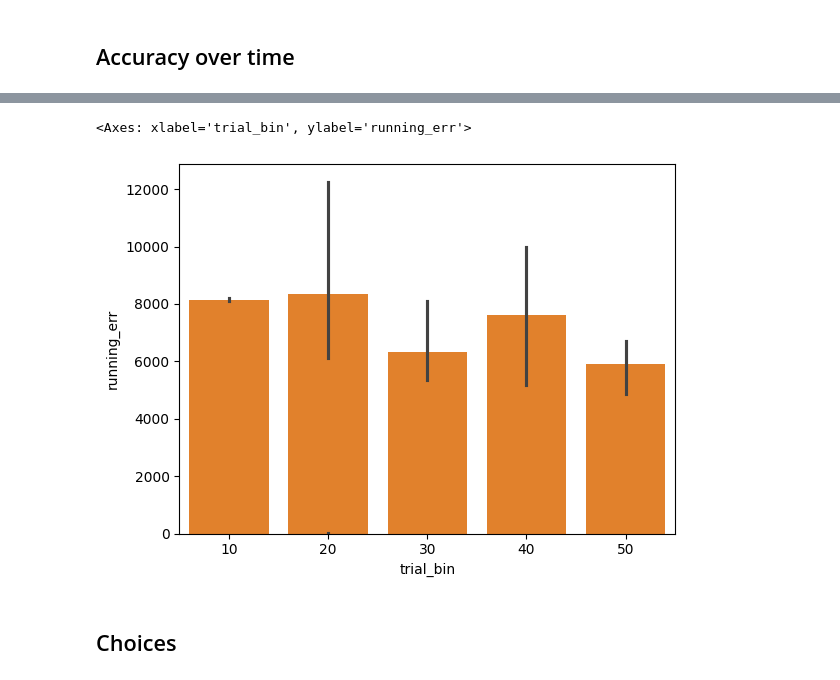
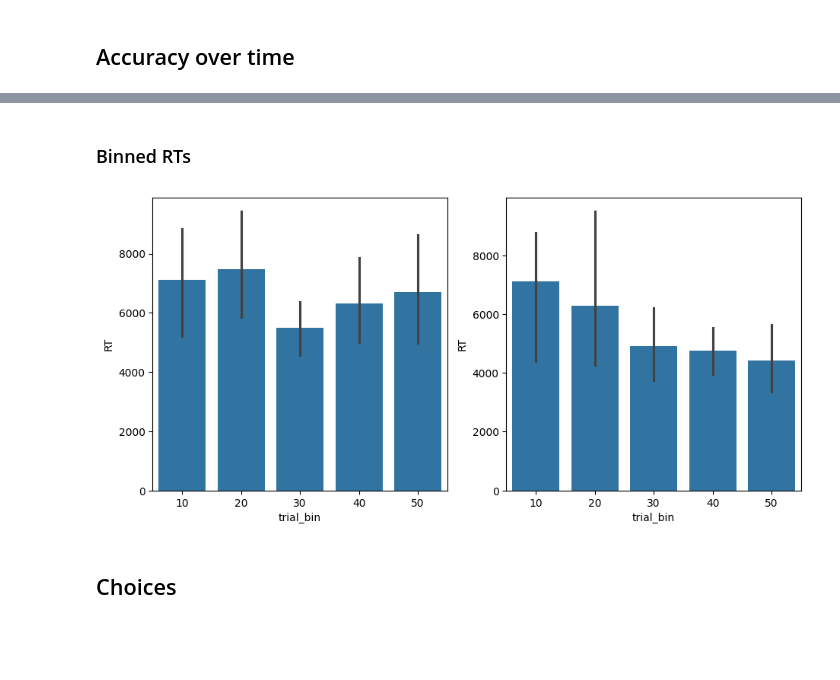
Before and after one commit to ozika/tasks-for-grants, a Jupyter notebook: contextual-inference/analysis/overview_analyses.ipynb, the cells around one changed output, grey strips where cells are left out. Cells and saved outputs as stored; diff of their text form; code cells hidden in the pictures; blank space fills up the shorter version.

```diff
--- a/contextual-inference/analysis/overview_analyses.ipynb
+++ b/contextual-inference/analysis/overview_analyses.ipynb
@@ -67,5 +144,9 @@ accdf
 # %%
-f, ax = plt.subplots(1,1,figsize=(8,4))
-sns.lineplot(data = accdf, x="trial", y="running_err",hue="SubID", alpha=0.3, color="gray", estimator="median", errorbar=('ci', 68), ax=ax)
-sns.lineplot(data = accdf, x="trial", y="running_err",alpha=0.8, color="red", estimator="median", errorbar=('ci', 68), ax=ax)
+f, ax = plt.subplots(1,2,figsize=(11,5))
+
+for cidx in range(1,3):
+
+    sns.lineplot(data = accdf.loc[accdf["cond_order"]==cidx,], x="trial", y="running_err",hue="SubID", alpha=0.3, color="gray", estimator="median", errorbar=('ci', 68), ax=ax[cidx-1])
+    sns.lineplot(data = accdf.loc[accdf["cond_order"]==cidx,], x="trial", y="running_err",alpha=0.8, color="red", estimator="median", errorbar=('ci', 68), ax=ax[cidx-1])
+    ax[cidx-1].get_legend().remove()
 # %% [output]
@@ -73,0 +156,13 @@ sns.lineplot(data = accdf, x="trial", y="running_err",alpha=0.8, color="red", es
+# %%
+accdf["trial_bin"] = (accdf["trial"] // 10) * 10
+
+f, ax = plt.subplots(1,2,figsize=(11,5))
+
+for cidx in range(1,3):
+
+    # Aggregate RT and running_err by SubID and trial_bin
+    agg_df = accdf.loc[accdf["cond_order"]==cidx,].groupby(["SubID", "trial_bin"]).agg(
+        {"RT": "mean", "abserr": "mean"}
+    ).reset_index()
+
+    sns.barplot(agg_df, x="trial_bin", y="abserr", ax=ax[cidx-1])
@@ -74,14 +171,17 @@ sns.lineplot(data = accdf, x="trial", y="running_err",alpha=0.8, color="red", es
+# %% [markdown]
+### Binned RTs
 # %%
 accdf["trial_bin"] = (accdf["trial"] // 10) * 10
 
-# Aggregate RT and running_err by SubID and trial_bin
-agg_df = accdf.groupby(["SubID", "trial_bin"]).agg(
-    {"RT": "mean", "running_err": "mean"}
-).reset_index()
+f, ax = plt.subplots(1,2,figsize=(11,5))
 
-sns.barplot(agg_df, x="trial_bin", y="running_err")
+for cidx in range(1,3):
 
-sns.barplot(agg_df, x="trial_bin", y="RT")
+    # Aggregate RT and running_err by SubID and trial_bin
+    agg_df = accdf.loc[accdf["cond_order"]==cidx,].groupby(["SubID", "trial_bin"]).agg(
+        {"RT": "mean", "running_err": "mean"}
+    ).reset_index()
+
+    sns.barplot(agg_df, x="trial_bin", y="RT", ax=ax[cidx-1])
 # %% [output]
-<Axes: xlabel='trial_bin', ylabel='running_err'>
-[figure, old version]
+[figure, new version]
```
Also changed, not shown: parts of 40 cells of this notebook, 6 other files.
